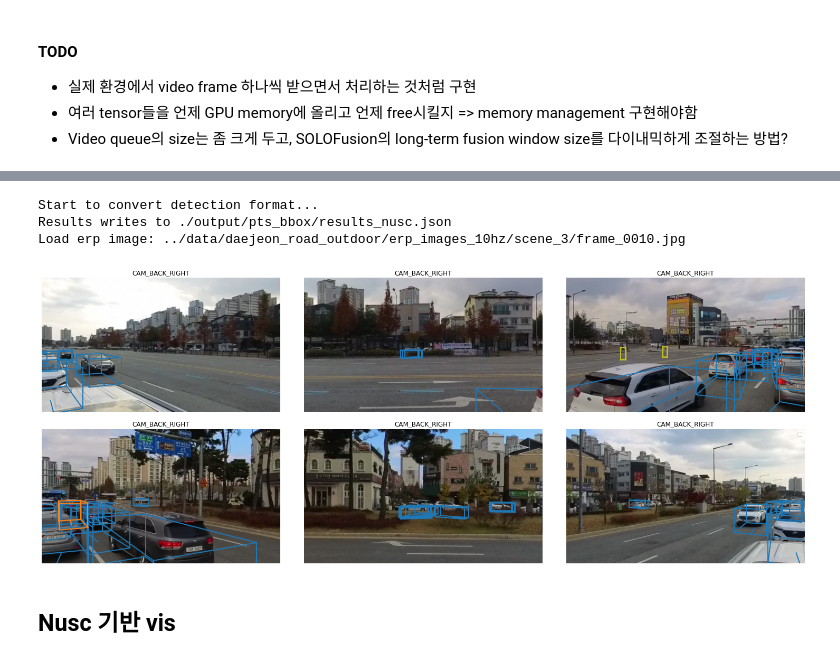
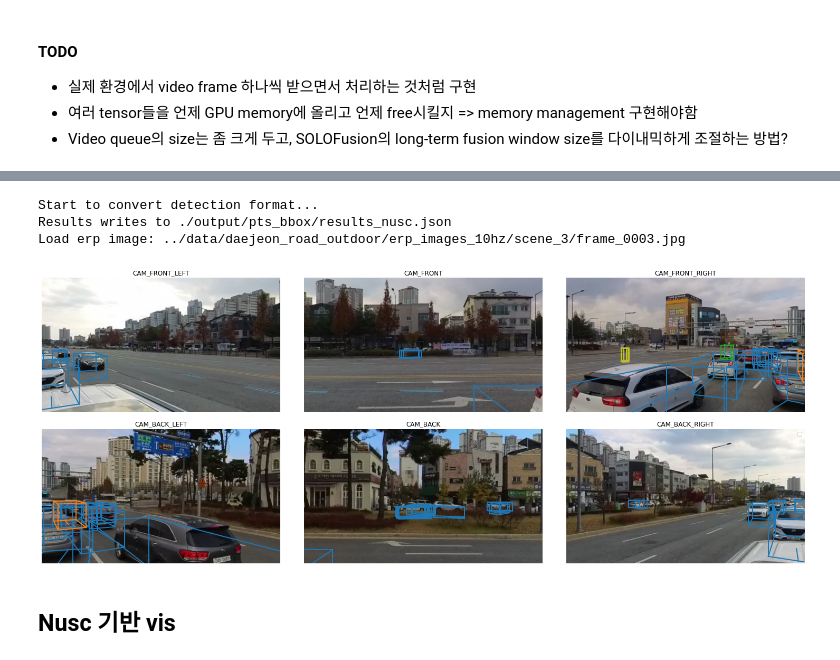
Before and after one commit to jeho-lee/Insta360-BEVDet, a Jupyter notebook: bevdet_insta360_test.ipynb, the cells around one changed output, grey strips where cells are left out. Cells and saved outputs as stored; diff of their text form; code cells hidden in the pictures.

```diff
--- a/bevdet_insta360_test.ipynb
+++ b/bevdet_insta360_test.ipynb
@@ -673,6 +673,11 @@ vq_size = 20
 sequential = True # Whether to use BEVDet4D or BEVDet
 window_size = 9
 ego_cam = 'CAM_FRONT'
+cam_N = len(cfg.data_config['cams'])
+
+key_frame = True  # back propagation for key frame only
+align_after_view_transfromation = cfg.model.align_after_view_transfromation
+rescale = True
 
 sample_idx = -1
 
@@ -963,6 +975,6 @@ inference time (ms):  352.214599609375
 # %%
 """ BEVDet4D 결과 저장 (bbox in global coord. system) """
-dataset.format_single_result_insta360(outputs, cur_data, jsonfile_prefix='./output/')
+dataset.format_single_result_insta360(bbox_list, cur_data, jsonfile_prefix='./output/')
 
 results_path = './output/pts_bbox/results_nusc.json'
 root_path = '../data/nuscenes'
@@ -1043,7 +1055,7 @@ for i, cam in enumerate(views):
     plt.subplot(2, 3, fig_idx)
 
     # Set camera attributes
-    plt.title(k)
+    plt.title(cam)
     plt.axis('off')
     plt.xlim(0, 1600)
     plt.ylim(900, 0)
@@ -1089,35 +1101,35 @@ for i, cam in enumerate(views):
             box.translate(-np.array(ego2global_translation))
             box.rotate(Quaternion(ego2global_rotation).inverse)
 
             # box를 ego => camera로 이동
             box.translate(-np.array(sensor2ego_trans))
             box.rotate(Quaternion(sensor2ego_rot).inverse)
 
             if box_in_image(box, intrinsic, imsize, vis_level=box_vis_level):
                 c=cm.get_cmap('tab10')(show_classes.index(box.name))
 
                 # box를 camera => image로 이동해서 render
                 box.render(plt, view=intrinsic, normalize=True, colors=(c, c, c))
 
 # Set legend
 handles, labels = plt.gca().get_legend_handles_labels()
 by_label = dict(zip(labels, handles))
 plt.legend(by_label.values(),
            by_label.keys(),
            loc='upper right',
            framealpha=1)
 
 plt.tight_layout(w_pad=0, h_pad=2)
 # save_name ='output_%06d.jpg' % idx
 # plt.savefig(save_path+save_name)
 
 plt.show()
 plt.close()
 # %% [output]
 Start to convert detection format...
 Results writes to ./output/pts_bbox/results_nusc.json
-Load erp image: ../data/daejeon_road_outdoor/erp_images_10hz/scene_3/frame_0010.jpg
+Load erp image: ../data/daejeon_road_outdoor/erp_images_10hz/scene_3/frame_0003.jpg
-[figure, old version]
+[figure, new version]
 # %% [markdown]
 ## Nusc 기반 vis
 # %%
```
Also changed, not shown: parts of 1 cell of this notebook, 2 other files.
